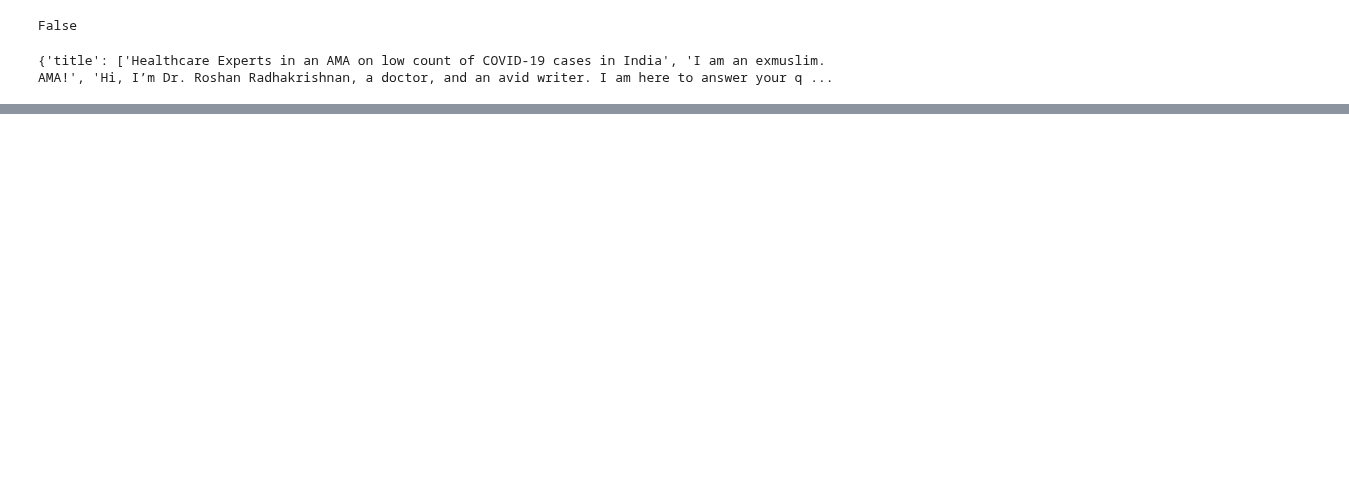
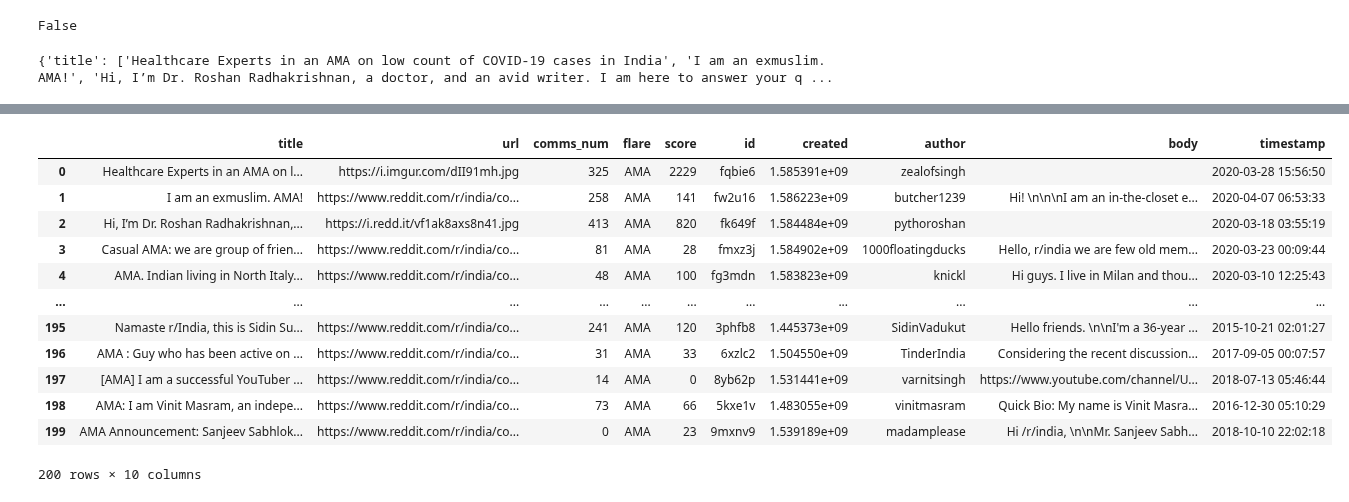
Before and after one commit to pranay-ar/Reddit-Flare-Detection, a Jupyter notebook: Reddit Scraped Data.ipynb, the cells around one changed output, grey strips where cells are left out. Cells and saved outputs as stored; diff of their text form; code cells hidden in the pictures; blank space fills up the shorter version.

```diff
--- a/Reddit Scraped Data.ipynb
+++ b/Reddit Scraped Data.ipynb
@@ -60,2 +65,19 @@ topics_data
+# %%
+topics_data = topics_data.assign(timestamp = _timestamp)
+topics_data
+# %% [output]
+|  | title | url | comms_num | flare | score | id | created | author | body | timestamp |
+| 0 | Healthcare Experts in an AMA on l... | https://i.imgur.com/dII91mh.jpg | 325 | AMA | 2229 | fqbie6 | 1.585391e+09 | zealofsingh |  | 2020-03-28 15:56:50 |
+| 1 | I am an exmuslim. AMA! | https://www.reddit.com/r/india/co... | 258 | AMA | 141 | fw2u16 | 1.586223e+09 | butcher1239 | Hi! \n\n\nI am an in-the-closet e... | 2020-04-07 06:53:33 |
+| 2 | Hi, I’m Dr. Roshan Radhakrishnan,... | https://i.redd.it/vf1ak8axs8n41.jpg | 413 | AMA | 820 | fk649f | 1.584484e+09 | pythoroshan |  | 2020-03-18 03:55:19 |
+| 3 | Casual AMA: we are group of frien... | https://www.reddit.com/r/india/co... | 81 | AMA | 28 | fmxz3j | 1.584902e+09 | 1000floatingducks | Hello, r/india we are few old mem... | 2020-03-23 00:09:44 |
+| 4 | AMA. Indian living in North Italy... | https://www.reddit.com/r/india/co... | 48 | AMA | 100 | fg3mdn | 1.583823e+09 | knickl | Hi guys. I live in Milan and thou... | 2020-03-10 12:25:43 |
+| ... | ... | ... | ... | ... | ... | ... | ... | ... | ... | ... |
+| 195 | Namaste r/India, this is Sidin Su... | https://www.reddit.com/r/india/co... | 241 | AMA | 120 | 3phfb8 | 1.445373e+09 | SidinVadukut | Hello friends. \n\nI'm a 36-year ... | 2015-10-21 02:01:27 |
+| 196 | AMA : Guy who has been active on ... | https://www.reddit.com/r/india/co... | 31 | AMA | 33 | 6xzlc2 | 1.504550e+09 | TinderIndia | Considering the recent discussion... | 2017-09-05 00:07:57 |
+| 197 | [AMA] I am a successful YouTuber ... | https://www.reddit.com/r/india/co... | 14 | AMA | 0 | 8yb62p | 1.531441e+09 | varnitsingh | https://www.youtube.com/channel/U... | 2018-07-13 05:46:44 |
+| 198 | AMA: I am Vinit Masram, an indepe... | https://www.reddit.com/r/india/co... | 73 | AMA | 66 | 5kxe1v | 1.483055e+09 | vinitmasram | Quick Bio: My name is Vinit Masra... | 2016-12-30 05:10:29 |
+| 199 | AMA Announcement: Sanjeev Sabhlok... | https://www.reddit.com/r/india/co... | 0 | AMA | 23 | 9mxnv9 | 1.539189e+09 | madamplease | Hi /r/india, \n\nMr. Sanjeev Sabh... | 2018-10-10 22:02:18 |
+200 rows × 10 columns
 # %%
 topics_data.to_csv('rindia.csv', index=False)
```
Also changed, not shown: parts of 4 cells of this notebook, 2 other files.
